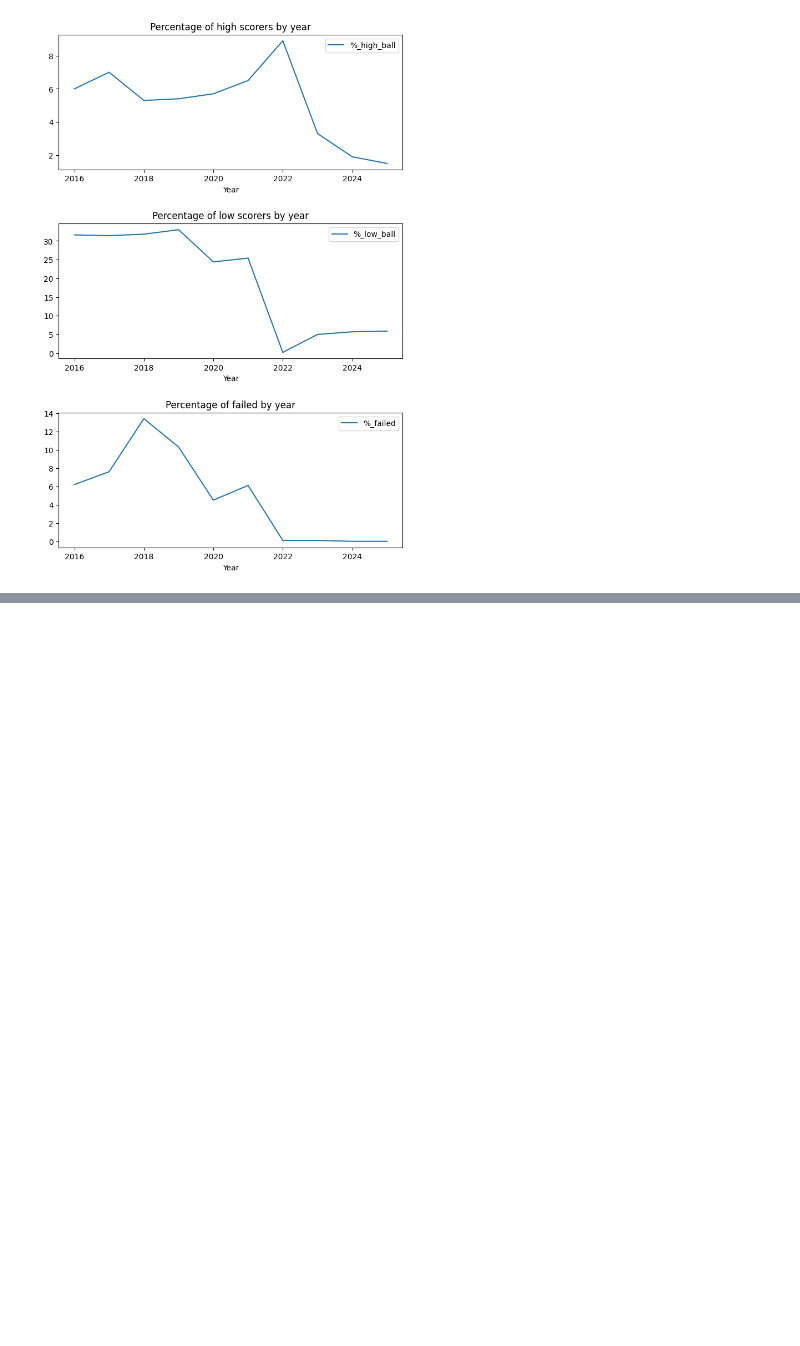
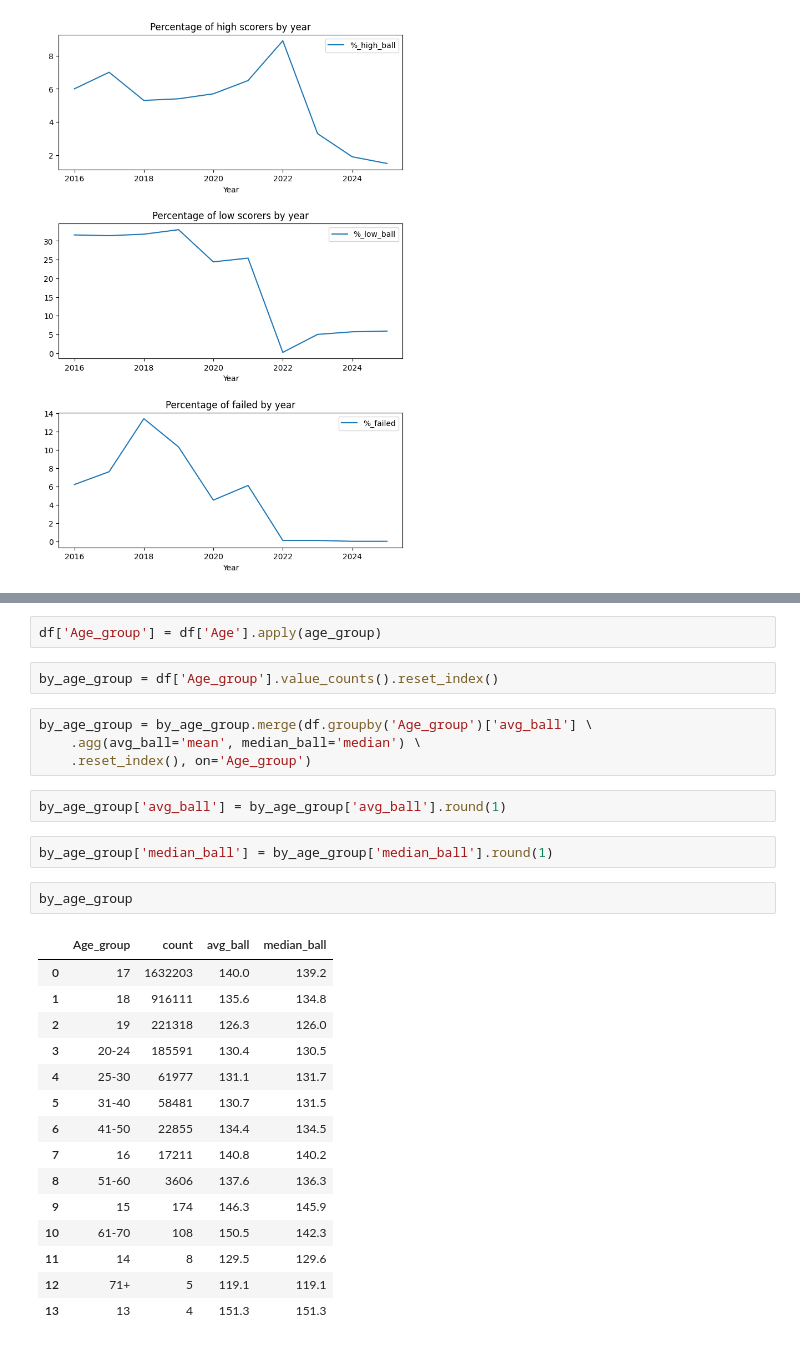
Before and after one commit to Chocopie-DA/ZNO-NMT-score-analysis, a Jupyter notebook: analysis_zno_nmt.ipynb, the cells around one changed output, grey strips where cells are left out. Cells and saved outputs as stored; diff of their text form; blank space fills up the shorter version.

```diff
--- a/analysis_zno_nmt.ipynb
+++ b/analysis_zno_nmt.ipynb
@@ -482,0 +652,30 @@ A clear decline in the share of high scorers, low scorers, and participants who
+# %%
+df['Age_group'] = df['Age'].apply(age_group)
+# %%
+by_age_group = df['Age_group'].value_counts().reset_index()
+# %%
+by_age_group = by_age_group.merge(df.groupby('Age_group')['avg_ball'] \
+    .agg(avg_ball='mean', median_ball='median') \
+    .reset_index(), on='Age_group')
+# %%
+by_age_group['avg_ball'] = by_age_group['avg_ball'].round(1)
+# %%
+by_age_group['median_ball'] = by_age_group['median_ball'].round(1)
+# %%
+by_age_group
+# %% [output]
+|  | Age_group | count | avg_ball | median_ball |
+| 0 | 17 | 1632203 | 140.0 | 139.2 |
+| 1 | 18 | 916111 | 135.6 | 134.8 |
+| 2 | 19 | 221318 | 126.3 | 126.0 |
+| 3 | 20-24 | 185591 | 130.4 | 130.5 |
+| 4 | 25-30 | 61977 | 131.1 | 131.7 |
+| 5 | 31-40 | 58481 | 130.7 | 131.5 |
+| 6 | 41-50 | 22855 | 134.4 | 134.5 |
+| 7 | 16 | 17211 | 140.8 | 140.2 |
+| 8 | 51-60 | 3606 | 137.6 | 136.3 |
+| 9 | 15 | 174 | 146.3 | 145.9 |
+| 10 | 61-70 | 108 | 150.5 | 142.3 |
+| 11 | 14 | 8 | 129.5 | 129.6 |
+| 12 | 71+ | 5 | 119.1 | 119.1 |
+| 13 | 13 | 4 | 151.3 | 151.3 |
```
Also changed, not shown: parts of 58 cells of this notebook.
